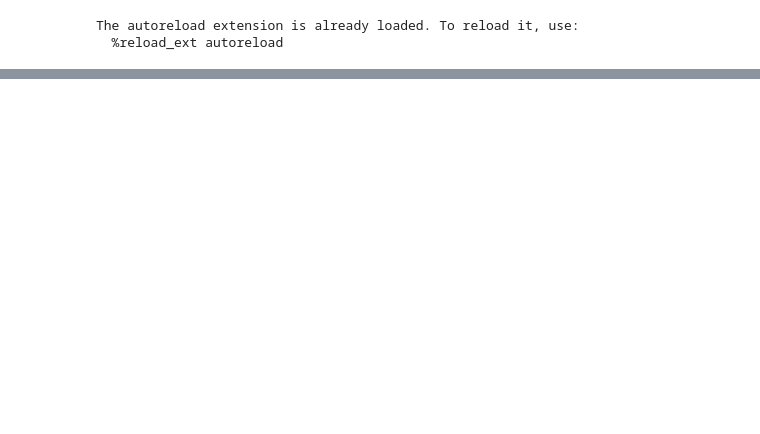
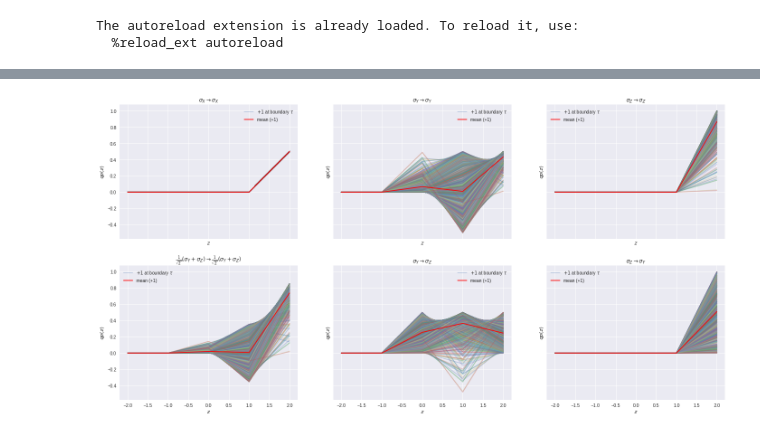
Before and after one commit to farice/SpectatorQubits, a Jupyter notebook: keldysh.ipynb, the cells around one changed output, grey strips where cells are left out. Saved outputs shown, nothing was run; the diff lists cells and outputs as text; code cells hidden in the pictures; blank space fills up the shorter version.

```diff
--- a/keldysh.ipynb
+++ b/keldysh.ipynb
@@ -209,0 +268,4 @@ kd_utils.keldysh_plot(meas, keldysh_vec, T)
+# %%
+kd_utils.keldysh_bdry_plot(meas, keldysh_bdry_vec, T, eig=1)
+# %% [output]
+[figure, added]
```
Also changed, not shown: parts of 9 cells of this notebook, 2 other files.
